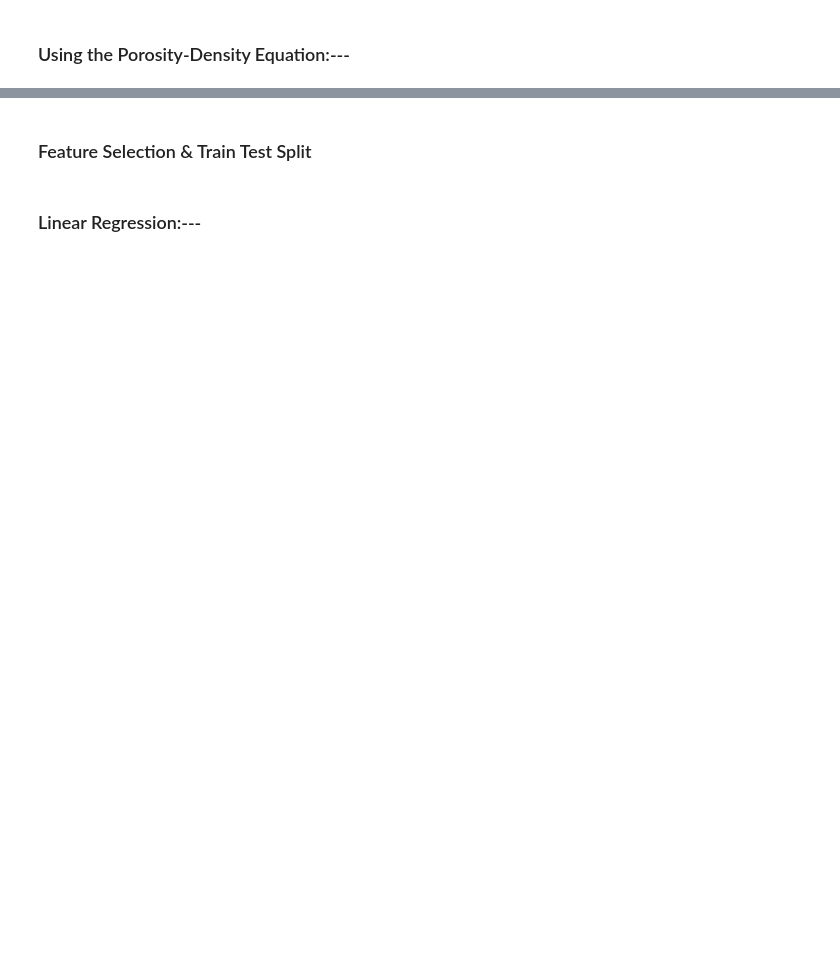
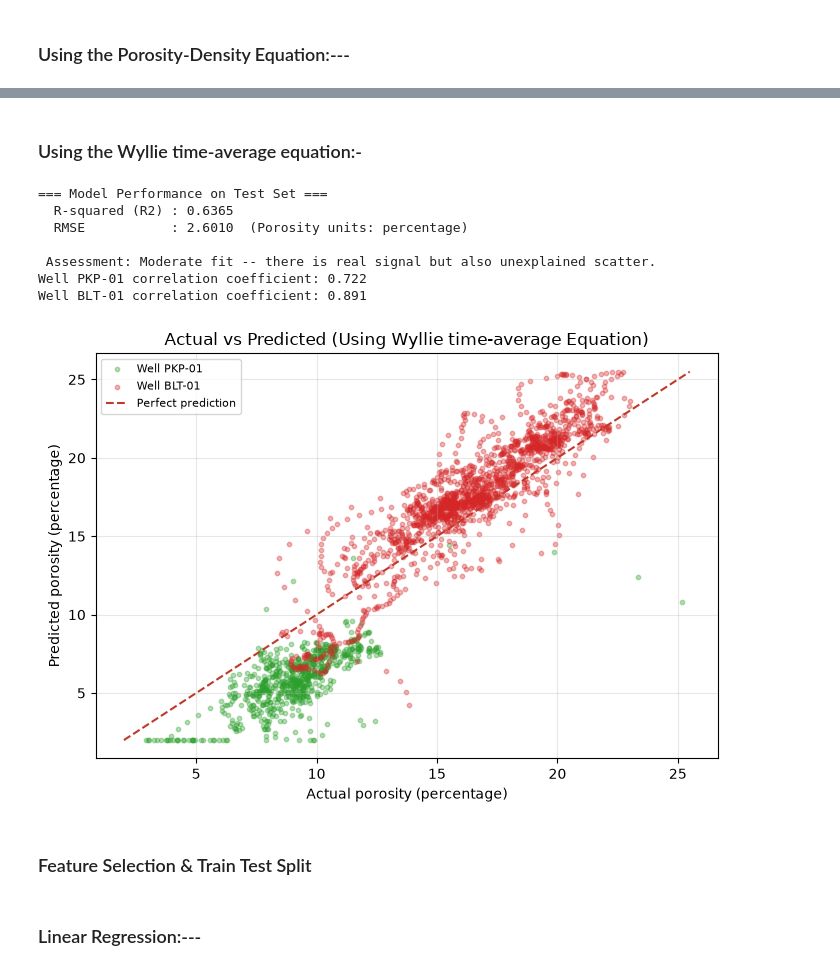
Before and after one commit to sadaraka-kadi/probable-eureka, a Jupyter notebook: notebooks/01_data_exploration.ipynb, the cells around one changed output, grey strips where cells are left out. Drawn from its saved outputs; the diff is of its cells as text; code cells hidden in the pictures; blank space fills up the shorter version.

```diff
--- a/notebooks/01_data_exploration.ipynb
+++ b/notebooks/01_data_exploration.ipynb
@@ -445,3 +529,61 @@ plt.show()
+# %% [markdown]
+### Using the Wyllie time-average equation:-
+# %%
+model_df = df[["porosity_pct", "sonic_porosity_pct"]].dropna()
+por_true = model_df["porosity_pct"]
+por_pred = model_df["sonic_porosity_pct"]
+
+pp_r2   = r2_score(por_true, por_pred)
+pp_mse  = mean_squared_error(por_true, por_pred)
+pp_rmse = np.sqrt(pp_mse)
+
+print("=== Model Performance on Test Set ===")
+print(f"  R-squared (R2) : {pp_r2:.4f}")
+print(f"  RMSE           : {pp_rmse:.4f}  (Porosity units: percentage)")
+
+if pp_r2 > 0.7:
+    print("\n  Assessment: Good fit -- the model explains most of the variation.")
+elif pp_r2 > 0.4:
+    print("\n Assessment: Moderate fit -- there is real signal but also unexplained scatter.")
+else:
+    print("\n Assessment: Weak fit -- a single feature is not enough to explain porosity variation.")
+
+# Step 6: Plot Actual vs Predicted
+fig, ax = plt.subplots(figsize=(7, 5))
+for i, well_id in enumerate(well_list):
+    well_df = df[df["well_id"] == well_id]
+    if well_df["porosity_pct"].notna().any() and well_df["sonic_porosity_pct"].notna().any():
+        ax.scatter(
+            well_df["porosity_pct"],
+            well_df["sonic_porosity_pct"],
+            alpha=0.35,
+            s=10,
+            color=colors[i % len(colors)],
+            label=f"Well {well_id}"
+        )
+        corr = well_df["porosity_pct"].corr(well_df["sonic_porosity_pct"])
+        print(f"Well {well_id} correlation coefficient: {round(corr, 3)}")
+#ax.scatter(por_true, por_pred, alpha=0.3, s=12, color="#2d6a9f")
+min_val = min(por_true.min(), por_pred.min())
+max_val = max(por_true.max(), por_pred.max())
+ax.plot([min_val, max_val], [min_val, max_val], color="#c0392b", linewidth=1.5, linestyle="--", label="Perfect prediction")
+ax.set_xlabel("Actual porosity (percentage)")
+ax.set_ylabel("Predicted porosity (percentage)")
+ax.set_title("Actual vs Predicted (Using Wyllie time-average Equation)")
+ax.legend(fontsize=8)
+ax.grid(True, alpha=0.3)
+
+plt.tight_layout()
+plt.show()
+# %% [output]
+=== Model Performance on Test Set ===
+  R-squared (R2) : 0.6365
+  RMSE           : 2.6010  (Porosity units: percentage)
+
+ Assessment: Moderate fit -- there is real signal but also unexplained scatter.
+Well PKP-01 correlation coefficient: 0.722
+Well BLT-01 correlation coefficient: 0.891
+[figure, added]
 # %% [markdown]
 ### Feature Selection & Train Test Split
 # %%
```
Also changed, not shown: parts of 14 cells of this notebook.
